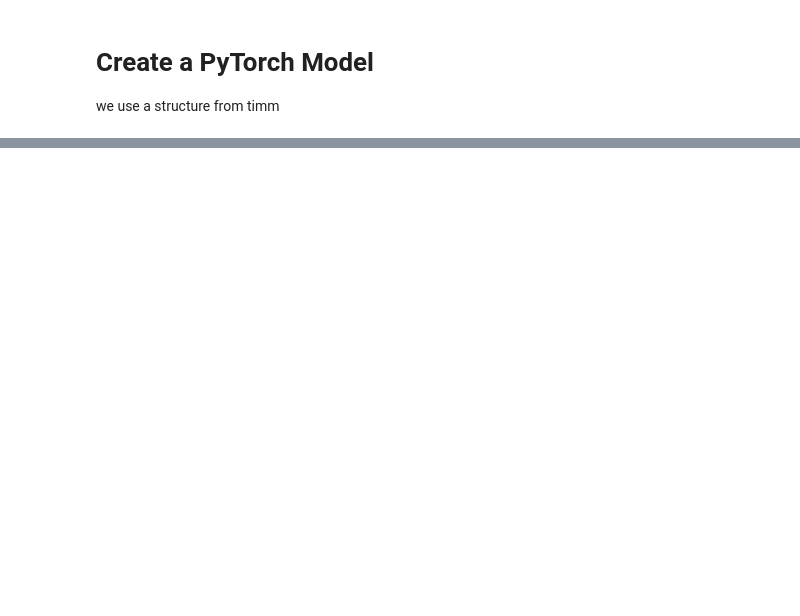
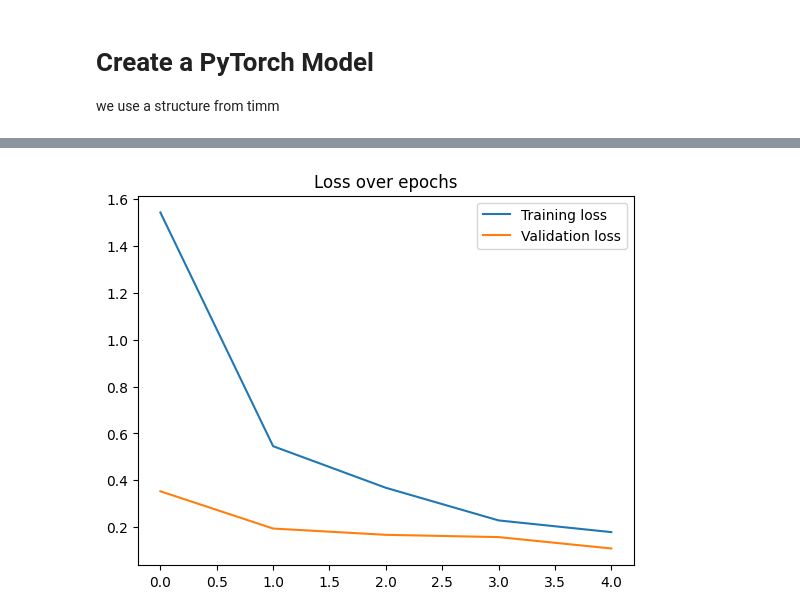
Before and after one commit to Gisch97/ML-DL-proyects, a Jupyter notebook: CardDetector.ipynb, the cells around one changed output, grey strips where cells are left out. Cells and saved outputs as stored; diff of their text form; code cells hidden in the pictures; blank space fills up the shorter version.

Commit message:
Kaggle Notebook | CardDetector | Version 5

```diff
--- a/CardDetector.ipynb
+++ b/CardDetector.ipynb
@@ -103,0 +153,3 @@ model = SimpleCardClassifier(num_classes=53)
+# %%
+device = torch.device('cuda:0' if torch.cuda.is_available() else 'cpu')
+print(device)
@@ -103,0 +158,36 @@ model = SimpleCardClassifier(num_classes=53)
+# %%
+num_epochs = 5
+train_losses, valid_losses = [], []
+
+model = SimpleCardClassifier(num_classes = 53)
+model.to(device)
+
+criterion = nn.CrossEntropyLoss()
+optimizer = optim.Adam(model.parameters(), lr=0.001)
+
+for epoch in range(num_epochs):
+    model.train()
+    running_loss = 0.0
+    for images, labels in tqdm(train_loader, desc='train loop'):
+        images, labels = images.to(device), labels.to(device)
+
+        optimizer.zero_grad()
+        outputs = model(images)
+        loss = criterion(outputs, labels)
+        loss.backward()
+        optimizer.step()
+        running_loss += loss.item() * labels.size(0)
+    train_loss = running_loss / len(train_loader.dataset)
+    train_losses.append(train_loss)
+
+    model.eval()
+    running_loss = 0.0
+    with torch.no_grad():
+        for images, labels in tqdm(valid_loader, desc='valid loop'):
+            images, labels = images.to(device), labels.to(device)
+            outputs = model(images)
+            loss = criterion(outputs, labels)
+            running_loss += loss.item() * labels.size(0)
+    valid_loss = running_loss / len(valid_loader.dataset)
+    valid_losses.append(valid_loss)
+    print(f'Epoch {epoch +1}/{num_epochs} - Train loss: {train_loss}, Valid loss: {valid_loss}  ')
@@ -103,0 +200,8 @@ model = SimpleCardClassifier(num_classes=53)
+# %%
+plt.plot(train_losses, label='Training loss')
+plt.plot(valid_losses, label='Validation loss')
+plt.legend()
+plt.title("Loss over epochs")
+plt.show()
+# %% [output]
+[figure, added]
```
Also changed, not shown: parts of 14 cells of this notebook.
